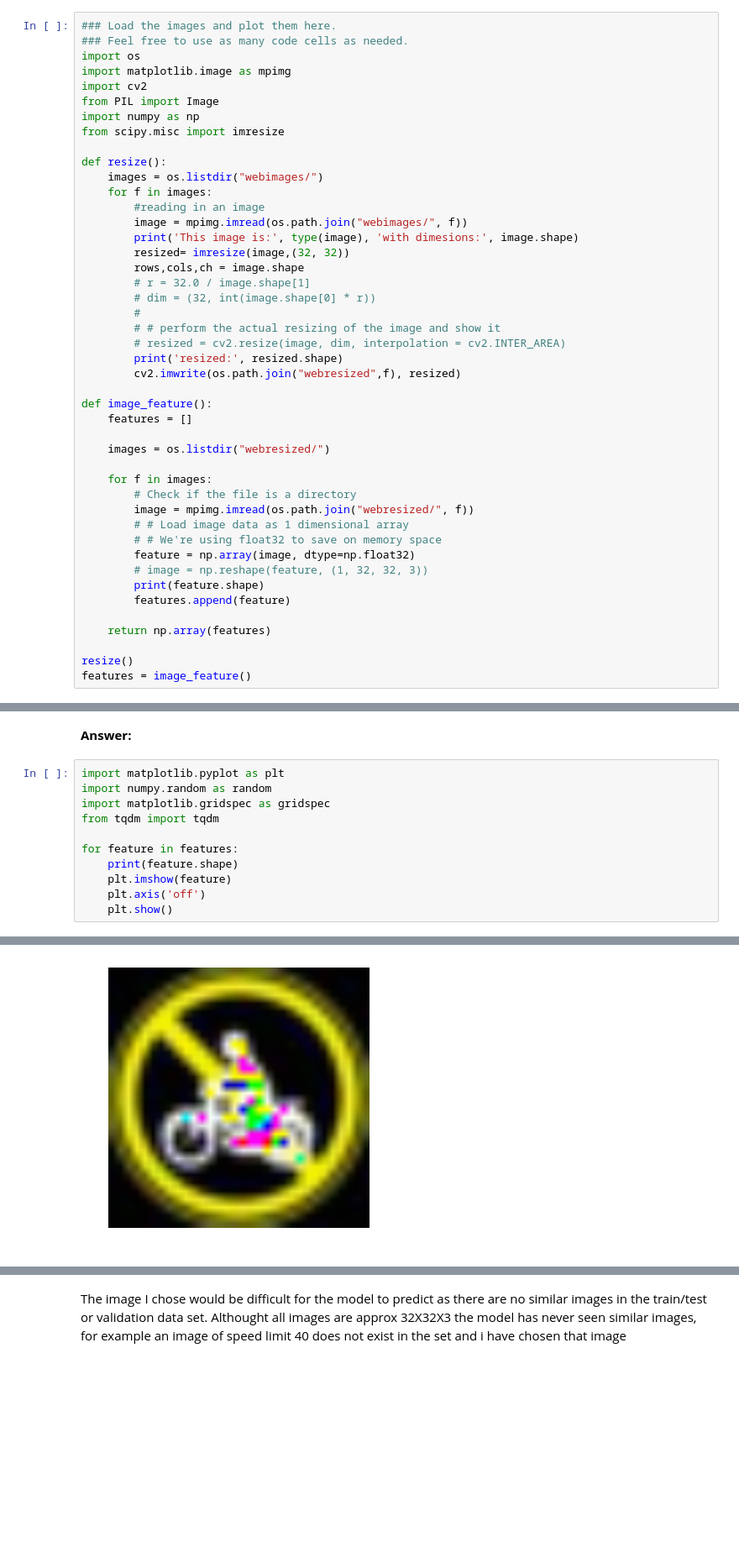
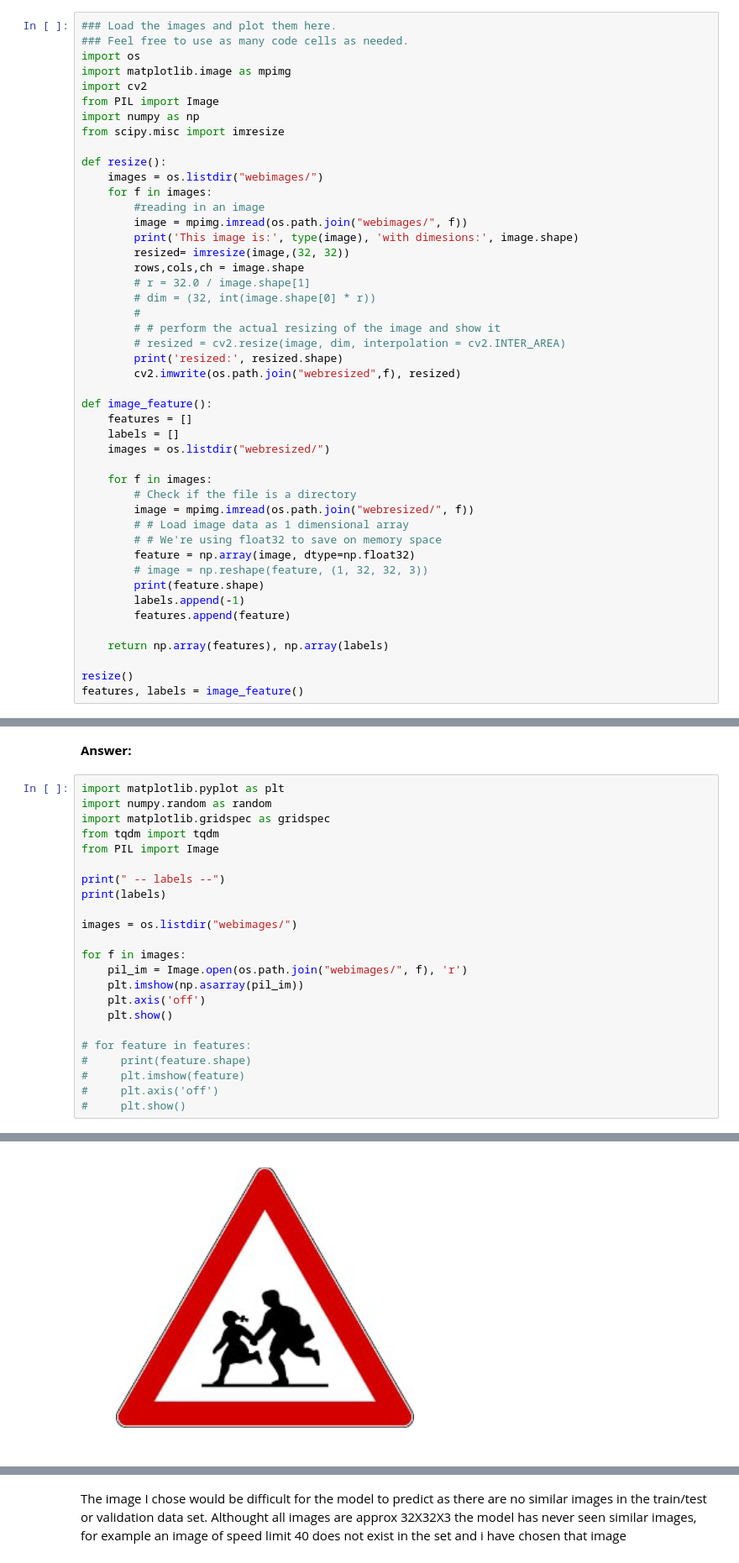
Before and after one commit to ravindar/traffic-signs, a Jupyter notebook: Traffic_Signs_Recognition.ipynb, the cells around one changed output, grey strips where cells are left out. Shown at 84% size. Saved outputs shown, nothing was run; the diff lists cells and outputs as text; blank space fills up the shorter version.

```diff
--- a/Traffic_Signs_Recognition.ipynb
+++ b/Traffic_Signs_Recognition.ipynb
@@ -488,7 +488,7 @@ def resize():
 
 def image_feature():
     features = []
-
+    labels = []
     images = os.listdir("webresized/")
 
     for f in images:
@@ -499,11 +499,12 @@ def image_feature():
         feature = np.array(image, dtype=np.float32)
         # image = np.reshape(feature, (1, 32, 32, 3))
         print(feature.shape)
+        labels.append(-1)
         features.append(feature)
 
-    return np.array(features)
+    return np.array(features), np.array(labels)
 
 resize()
-features = image_feature()
+features, labels = image_feature()
 # %% [output]
 This image is: <class 'numpy.ndarray'> with dimesions: (225, 225, 3)
@@ -532,10 +533,22 @@ import matplotlib.pyplot as plt
 import numpy.random as random
 import matplotlib.gridspec as gridspec
 from tqdm import tqdm
+from PIL import Image
 
-for feature in features:
-    print(feature.shape)
-    plt.imshow(feature)
+print(" -- labels --")
+print(labels)
+
+images = os.listdir("webimages/")
+
+for f in images:
+    pil_im = Image.open(os.path.join("webimages/", f), 'r')
+    plt.imshow(np.asarray(pil_im))
     plt.axis('off')
     plt.show()
+
+# for feature in features:
+#     print(feature.shape)
+#     plt.imshow(feature)
+#     plt.axis('off')
+#     plt.show()
 # %% [output]
@@ -545 +558 @@ for feature in features:
-[figure, old version]
+[figure, new version]
```
Also changed, not shown: parts of 6 cells of this notebook, 5 other files.
